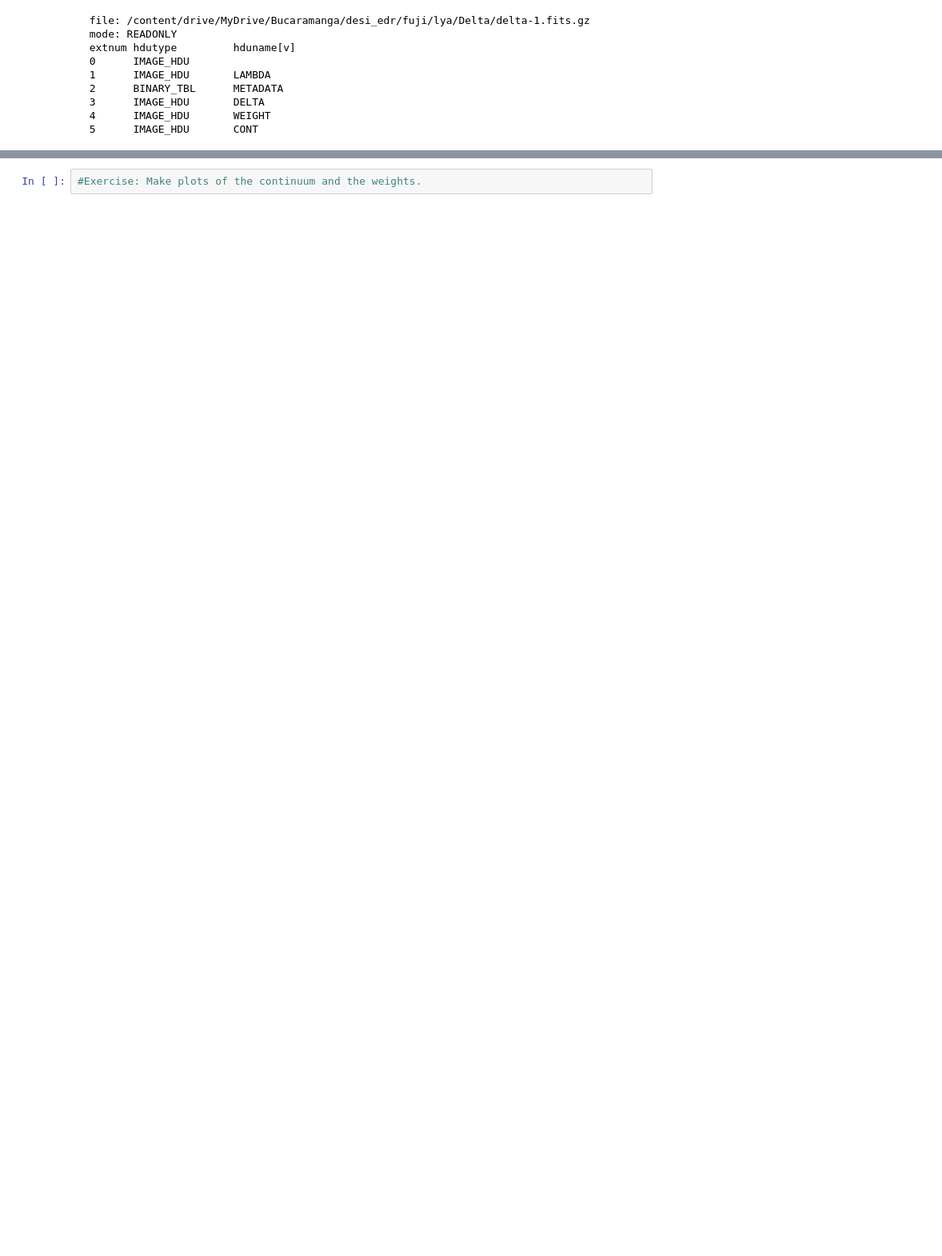
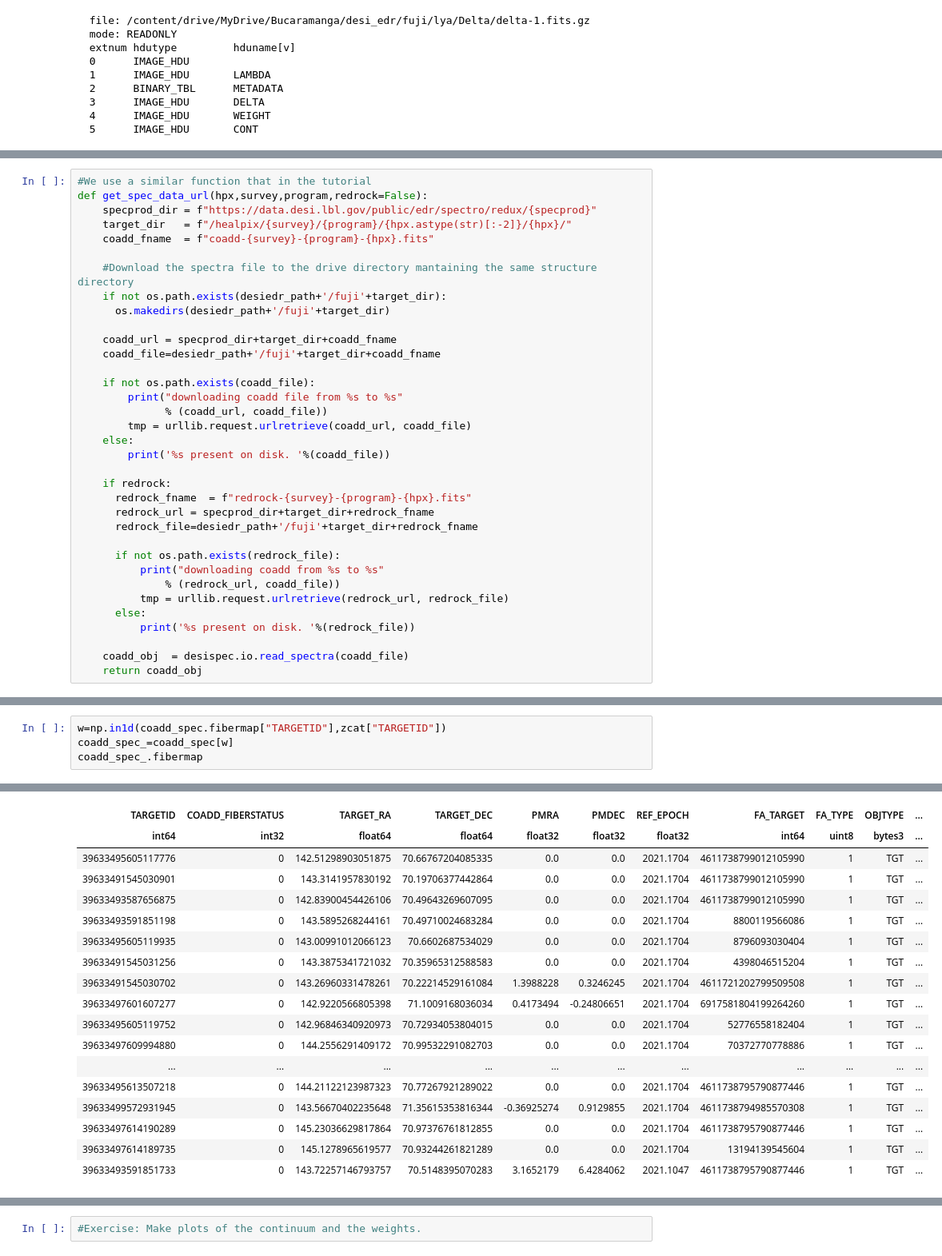
Before and after one commit to alxogm/tutorials, a Jupyter notebook: Lya_CF_colab.ipynb, the cells around one changed output, grey strips where cells are left out. Shown at 80% size. Saved outputs shown, nothing was run; the diff lists cells and outputs as text; blank space fills up the shorter version.

```diff
--- a/Lya_CF_colab.ipynb
+++ b/Lya_CF_colab.ipynb
@@ -146,0 +189,35 @@ Table length=315
+# %%
+#We use a similar function that in the tutorial
+def get_spec_data_url(hpx,survey,program,redrock=False):
+    specprod_dir = f"https://data.desi.lbl.gov/public/edr/spectro/redux/{specprod}"
+    target_dir   = f"/healpix/{survey}/{program}/{hpx.astype(str)[:-2]}/{hpx}/"
+    coadd_fname  = f"coadd-{survey}-{program}-{hpx}.fits"
+
+    #Download the spectra file to the drive directory mantaining the same structure directory
+    if not os.path.exists(desiedr_path+'/fuji'+target_dir):
+      os.makedirs(desiedr_path+'/fuji'+target_dir)
+
+    coadd_url = specprod_dir+target_dir+coadd_fname
+    coadd_file=desiedr_path+'/fuji'+target_dir+coadd_fname
+
+    if not os.path.exists(coadd_file):
+        print("downloading coadd file from %s to %s"
+              % (coadd_url, coadd_file))
+        tmp = urllib.request.urlretrieve(coadd_url, coadd_file)
+    else:
+        print('%s present on disk. '%(coadd_file))
+
+    if redrock:
+      redrock_fname  = f"redrock-{survey}-{program}-{hpx}.fits"
+      redrock_url = specprod_dir+target_dir+redrock_fname
+      redrock_file=desiedr_path+'/fuji'+target_dir+redrock_fname
+
+      if not os.path.exists(redrock_file):
+          print("downloading coadd from %s to %s"
+              % (redrock_url, coadd_file))
+          tmp = urllib.request.urlretrieve(redrock_url, redrock_file)
+      else:
+          print('%s present on disk. '%(redrock_file))
+
+    coadd_obj  = desispec.io.read_spectra(coadd_file)
+    return coadd_obj
@@ -146,0 +230,5 @@ Table length=315
+# %%
+w=np.in1d(coadd_spec.fibermap["TARGETID"],zcat["TARGETID"])
+coadd_spec_=coadd_spec[w]
+coadd_spec_.fibermap
+# %% [output]
@@ -146,0 +236,18 @@ Table length=315
+| TARGETID | COADD_FIBERSTATUS | TARGET_RA | TARGET_DEC | PMRA | PMDEC | REF_EPOCH | FA_TARGET | FA_TYPE | OBJTYPE | ... |
+| int64 | int32 | float64 | float64 | float32 | float32 | float32 | int64 | uint8 | bytes3 | ... |
+| 39633495605117776 | 0 | 142.51298903051875 | 70.66767204085335 | 0.0 | 0.0 | 2021.1704 | 4611738799012105990 | 1 | TGT | ... |
+| 39633491545030901 | 0 | 143.3141957830192 | 70.19706377442864 | 0.0 | 0.0 | 2021.1704 | 4611738799012105990 | 1 | TGT | ... |
+| 39633493587656875 | 0 | 142.83900454426106 | 70.49643269607095 | 0.0 | 0.0 | 2021.1704 | 4611738799012105990 | 1 | TGT | ... |
+| 39633493591851198 | 0 | 143.5895268244161 | 70.49710024683284 | 0.0 | 0.0 | 2021.1704 | 8800119566086 | 1 | TGT | ... |
+| 39633495605119935 | 0 | 143.00991012066123 | 70.6602687534029 | 0.0 | 0.0 | 2021.1704 | 8796093030404 | 1 | TGT | ... |
+| 39633491545031256 | 0 | 143.3875341721032 | 70.35965312588583 | 0.0 | 0.0 | 2021.1704 | 4398046515204 | 1 | TGT | ... |
+| 39633491545030702 | 0 | 143.26960331478261 | 70.22214529161084 | 1.3988228 | 0.3246245 | 2021.1704 | 4611721202799509508 | 1 | TGT | ... |
+| 39633497601607277 | 0 | 142.9220566805398 | 71.1009168036034 | 0.4173494 | -0.24806651 | 2021.1704 | 6917581804199264260 | 1 | TGT | ... |
+| 39633495605119752 | 0 | 142.96846340920973 | 70.72934053804015 | 0.0 | 0.0 | 2021.1704 | 52776558182404 | 1 | TGT | ... |
+| 39633497609994880 | 0 | 144.2556291409172 | 70.99532291082703 | 0.0 | 0.0 | 2021.1704 | 70372770778886 | 1 | TGT | ... |
+| ... | ... | ... | ... | ... | ... | ... | ... | ... | ... | ... |
+| 39633495613507218 | 0 | 144.21122123987323 | 70.77267921289022 | 0.0 | 0.0 | 2021.1704 | 4611738795790877446 | 1 | TGT | ... |
+| 39633499572931945 | 0 | 143.56670402235648 | 71.35615353816344 | -0.36925274 | 0.9129855 | 2021.1704 | 4611738794985570308 | 1 | TGT | ... |
+| 39633497614190289 | 0 | 145.23036629817864 | 70.97376761812855 | 0.0 | 0.0 | 2021.1704 | 4611738795790877446 | 1 | TGT | ... |
+| 39633497614189735 | 0 | 145.1278965619577 | 70.93244261821289 | 0.0 | 0.0 | 2021.1704 | 13194139545604 | 1 | TGT | ... |
+| 39633493591851733 | 0 | 143.72257146793757 | 70.5148395070283 | 3.1652179 | 6.4284062 | 2021.1047 | 4611738795790877446 | 1 | TGT | ... |
```
Also changed, not shown: parts of 18 cells of this notebook.
